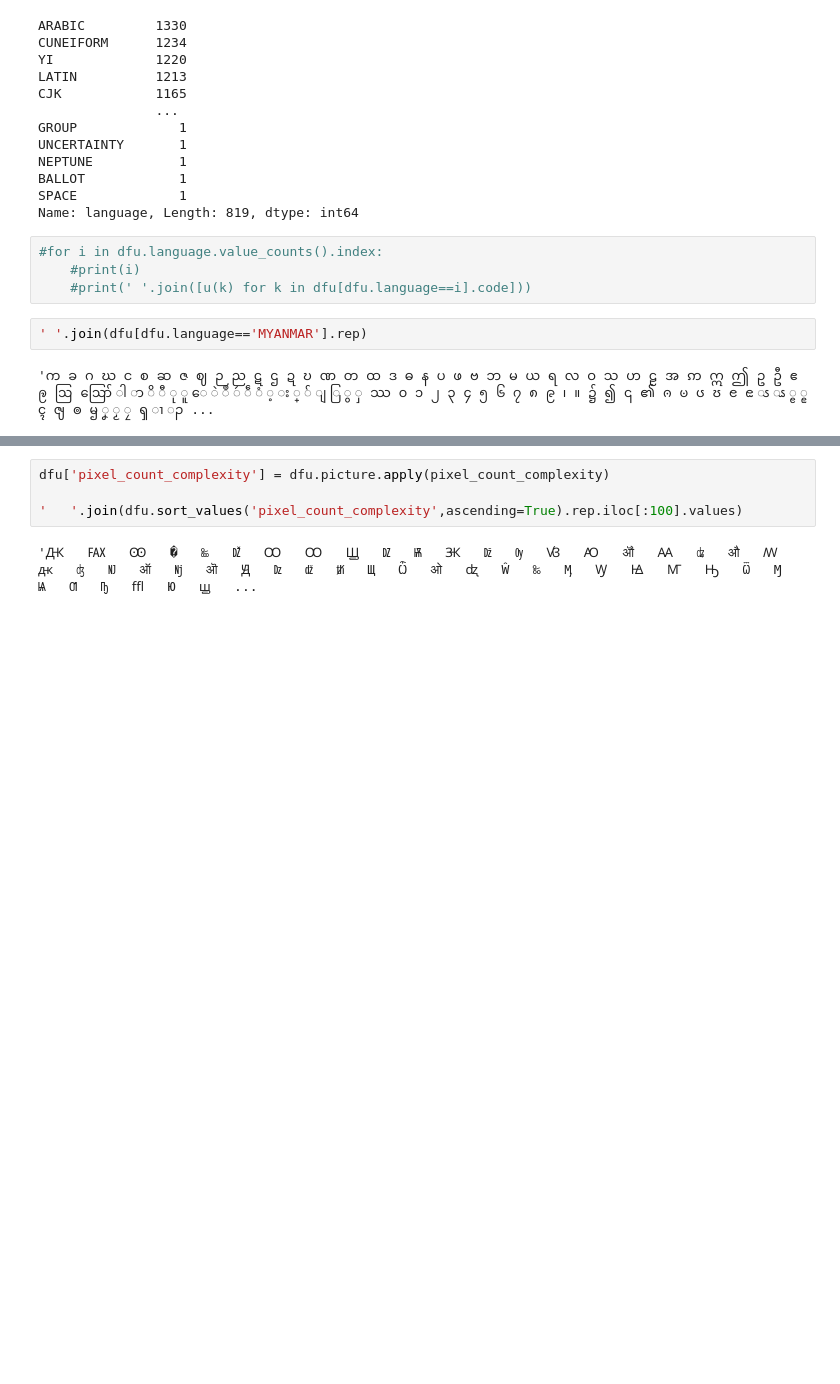
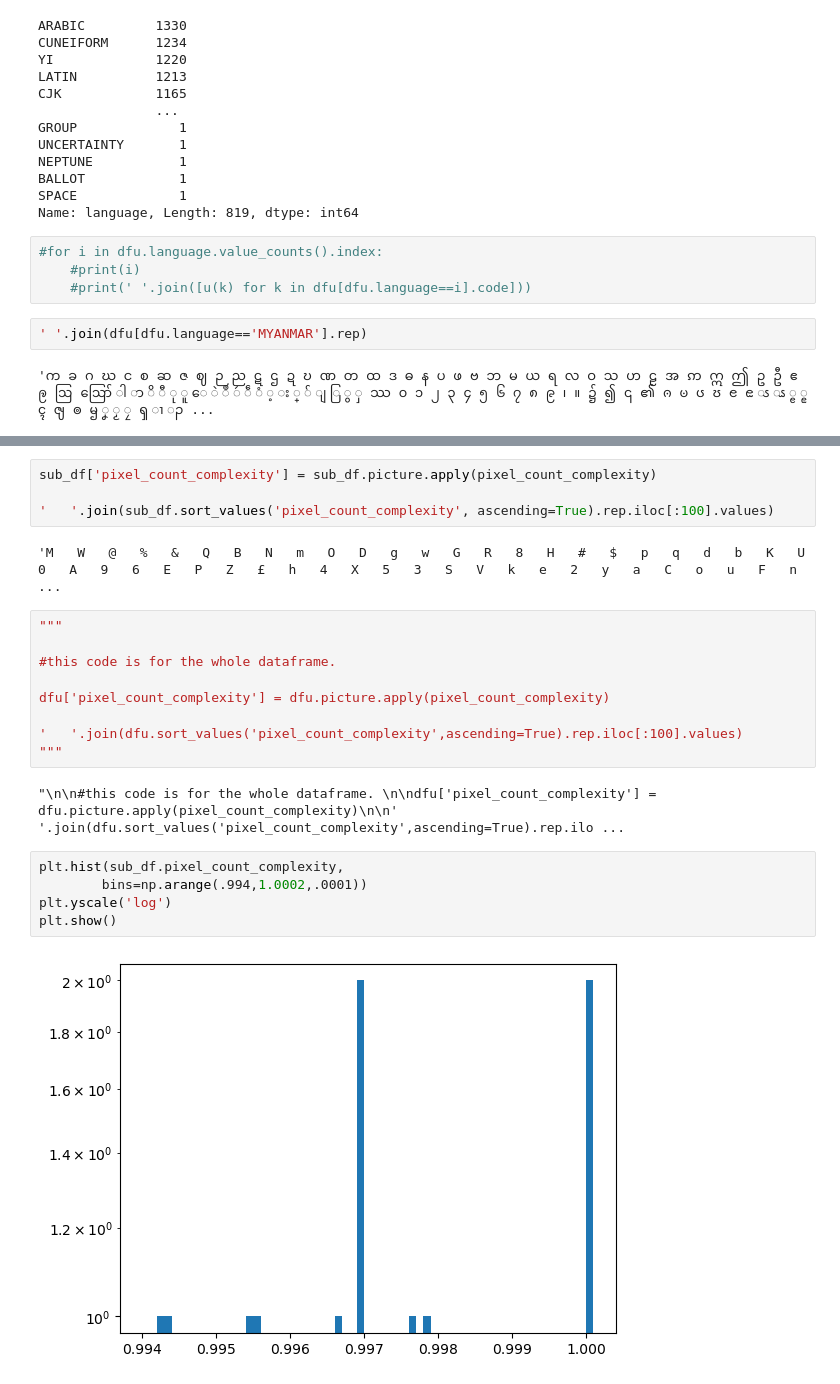
Before and after one commit to mccsandora/alphabet_complexity, a Jupyter notebook: mccullen/demo.ipynb, the cells around one changed output, grey strips where cells are left out. Cells and saved outputs as stored; diff of their text form; blank space fills up the shorter version.

```diff
--- a/mccullen/demo.ipynb
+++ b/mccullen/demo.ipynb
@@ -61,7 +105,25 @@ Wall time: 8.45 s
+# %%
+sub_df['pixel_count_complexity'] = sub_df.picture.apply(pixel_count_complexity)
+
+'   '.join(sub_df.sort_values('pixel_count_complexity', ascending=True).rep.iloc[:100].values)
+# %% [output]
+'M   W   @   %   &   Q   B   N   m   O   D   g   w   G   R   8   H   #   $   p   q   d   b   K   U   0   A   9   6   E   P   Z   £   h   4   X   5   3   S   V   k   e   2   y   a   C   o   u   F   n   ...
 # %%
+"""
+
+#this code is for the whole dataframe.
+
 dfu['pixel_count_complexity'] = dfu.picture.apply(pixel_count_complexity)
 
 '   '.join(dfu.sort_values('pixel_count_complexity',ascending=True).rep.iloc[:100].values)
+"""
 # %% [output]
-'Ԫ   ℻   Ꙭ   �   ‱   Ǆ   Ꚙ   Ꝏ   Ꚗ   Ǳ   Ѭ   Ꚅ   ǅ   Ѹ   Ꟃ   Ꜵ   ॵ   Ꜳ   ʥ   औ   ꟿ   ԫ   ʤ   Ǌ   ऑ   ǋ   ऒ   Ԭ   ǲ   ǆ   ᵺ   Щ   Ѽ   ओ   ꭦ   Ŵ   ‰   Ӎ   Ꝡ   Ꙝ   Ꙧ   Ԣ   Ѿ   Ɱ   Ѩ   Ƣ   Ҧ   ﬄ   Ю   ꚗ   ...
+"\n\n#this code is for the whole dataframe. \n\ndfu['pixel_count_complexity'] = dfu.picture.apply(pixel_count_complexity)\n\n'   '.join(dfu.sort_values('pixel_count_complexity',ascending=True).rep.ilo ...
+# %%
+plt.hist(sub_df.pixel_count_complexity,
+        bins=np.arange(.994,1.0002,.0001))
+plt.yscale('log')
+plt.show()
+# %% [output]
+[figure, added]
 # %%
```
Also changed, not shown: parts of 4 cells of this notebook, 2 other files.
